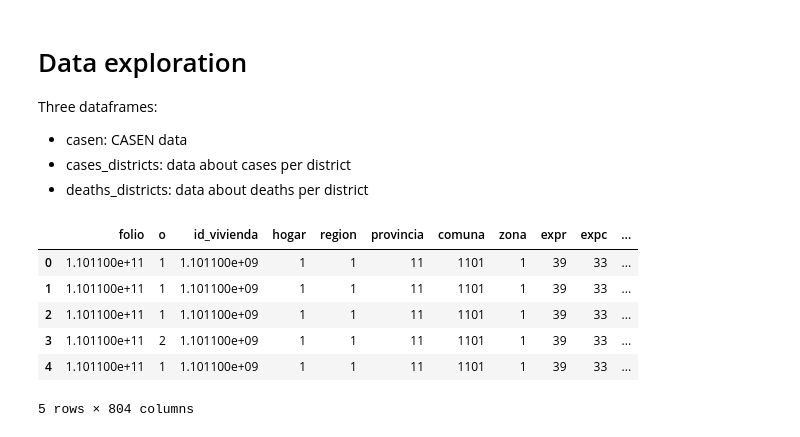
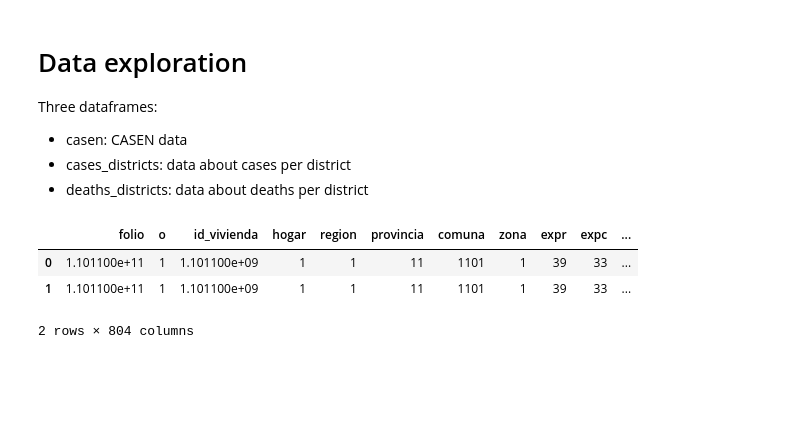
Before and after one commit to muellermax/Covid-Chile-Prediction, a Jupyter notebook: Covid Chile Prediction.ipynb, the cells around one changed output. Drawn from its saved outputs; the diff is of its cells as text; code cells hidden in the pictures; blank space fills up the shorter version.

```diff
--- a/Covid Chile Prediction.ipynb
+++ b/Covid Chile Prediction.ipynb
@@ -63,12 +62,9 @@ Three dataframes:
 * cases_districts: data about cases per district
 * deaths_districts: data about deaths per district
 # %%
-casen.head()
+casen.head(2)
 # %% [output]
 |  | folio | o | id_vivienda | hogar | region | provincia | comuna | zona | expr | expc | ... |
 | 0 | 1.101100e+11 | 1 | 1.101100e+09 | 1 | 1 | 11 | 1101 | 1 | 39 | 33 | ... |
 | 1 | 1.101100e+11 | 1 | 1.101100e+09 | 1 | 1 | 11 | 1101 | 1 | 39 | 33 | ... |
-| 2 | 1.101100e+11 | 1 | 1.101100e+09 | 1 | 1 | 11 | 1101 | 1 | 39 | 33 | ... |
-| 3 | 1.101100e+11 | 2 | 1.101100e+09 | 1 | 1 | 11 | 1101 | 1 | 39 | 33 | ... |
-| 4 | 1.101100e+11 | 1 | 1.101100e+09 | 1 | 1 | 11 | 1101 | 1 | 39 | 33 | ... |
-5 rows × 804 columns
+2 rows × 804 columns
```
Also changed, not shown: parts of 12 cells of this notebook, 1 other file.
